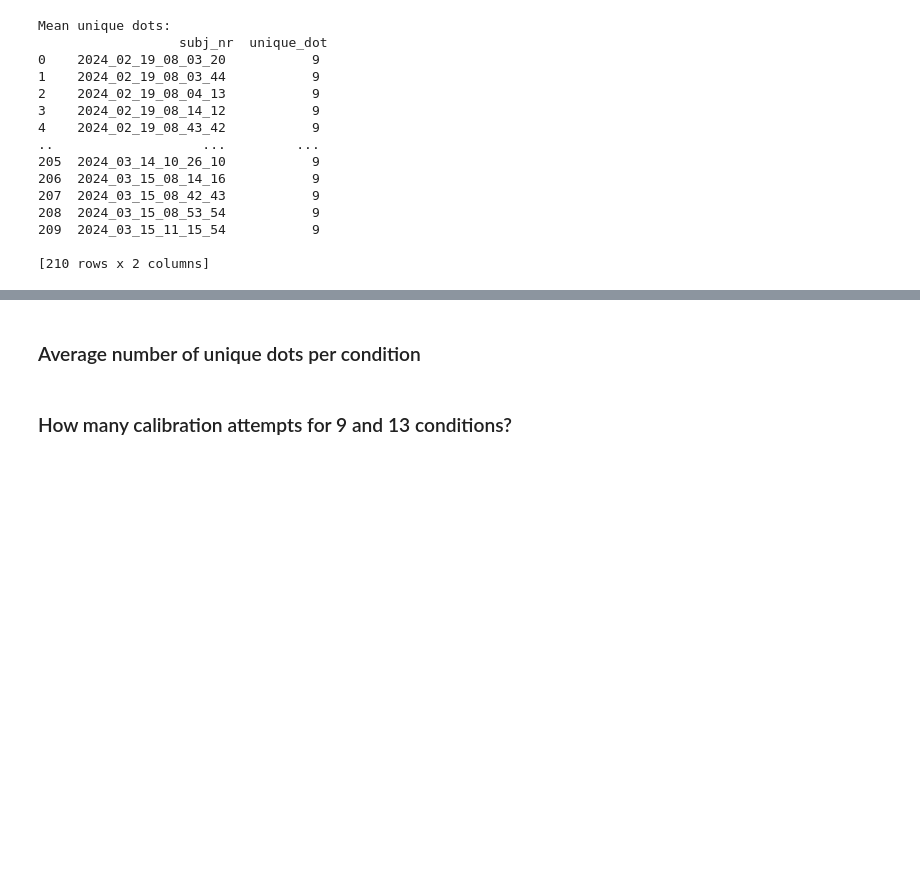
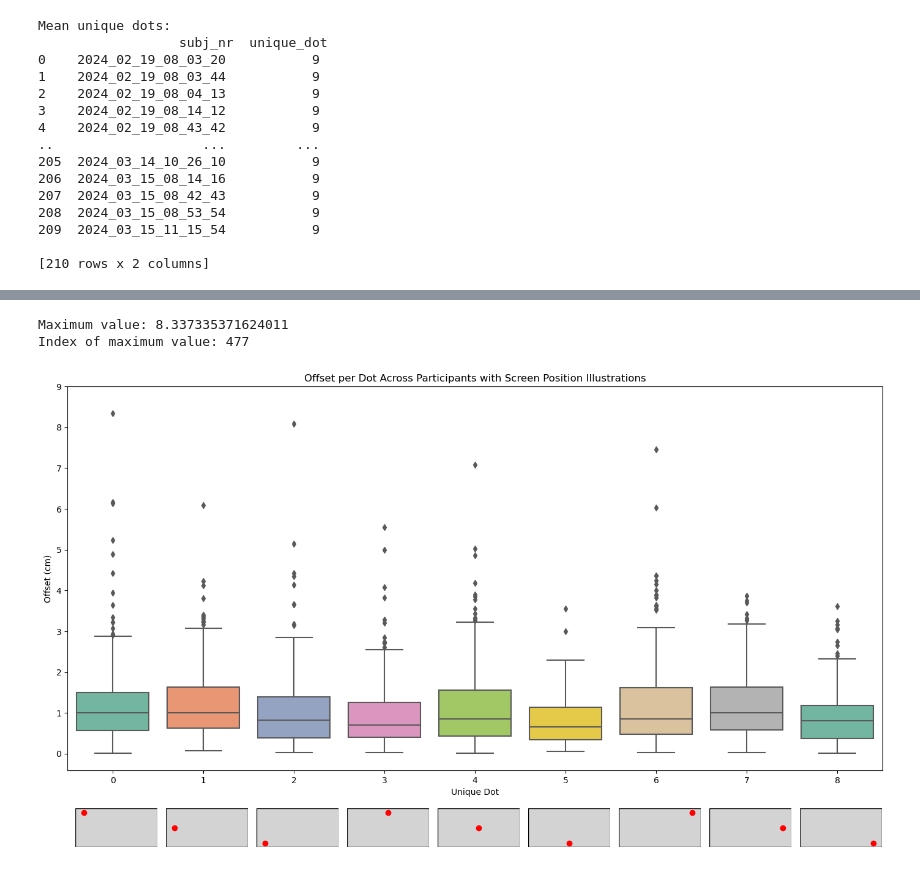
Before and after one commit to artembelopolsky/DeepEye_analyze, a Jupyter notebook: deepeye_analyze_VBLDress1_calibration.ipynb, the cells around one changed output, grey strips where cells are left out. Saved outputs shown, nothing was run; the diff lists cells and outputs as text; code cells hidden in the pictures; blank space fills up the shorter version.

Commit message:
added plots per dot, cleaned up

```diff
--- a/deepeye_analyze_VBLDress1_calibration.ipynb
+++ b/deepeye_analyze_VBLDress1_calibration.ipynb
@@ -46,7 +27,7 @@ test_all file contains the results of a validation session. If calibration had t
 # %%
 # Path to data folders
-# path_to_folders = 'D:/Dropbox/DeepEye_Pilots/VBL_Exp1/data/approved/data'
-path_to_folders = 'C:/Users/aby600/Dropbox/DeepEye_Pilots/VBL_Exp1/data/approved/data'
+path_to_folders = 'D:/Dropbox/DeepEye_Pilots/VBL_Exp1/data/approved/data'
+# path_to_folders = 'C:/Users/aby600/Dropbox/DeepEye_Pilots/VBL_Exp1/data/approved/data'
 
 # Get all folder names
 folder_names = os.listdir(path_to_folders)
@@ -754,2 +287,0 @@ print(f'Descriptive Stats:\n {descr_stats}')
-# %% [markdown]
-### Average number of unique dots per condition
@@ -762,2 +287,0 @@ print(f'Mean unique dots:\n {descr_stats2}')
-# %% [markdown]
-### How many calibration attempts for 9 and 13 conditions?
@@ -765,0 +288,66 @@ num_calib_attempts_df.groupby('num_calib_dots').frequency.mean()
+# %%
+summary_df_per_dot = summary_df_all.groupby(['subj_nr','unique_dot', 'x_scaled', 'y_scaled'])['median_offset_cm'].median().reset_index()
+max_value = summary_df_per_dot['median_offset_cm'].max()
+max_index = summary_df_per_dot['median_offset_cm'].idxmax()
+print("Maximum value:", max_value)
+print("Index of maximum value:", max_index)
+# %% [output]
+Maximum value: 8.337335371624011
+Index of maximum value: 477
+# %%
+def plot_offset_per_dot_with_positions(summary_df, screen_width=192, screen_height=1080):
+    """
+    Plots offset across participants for each dot with a small illustration under each box plot
+    indicating each dot's position on the screen.
+
+    Parameters:
+    - summary_df (pd.DataFrame): Dataframe containing offset data for each dot and participant.
+    - scale_factor (float): Scaling factor to convert offsets to cm.
+    - screen_width (int): Width of the screen (for relative positioning).
+    - screen_height (int): Height of the screen (for relative positioning).
+    """
+
+
+    # Set up the main figure and the box plot
+    plt.figure(figsize=(14, 8))
+    main_ax = plt.gca()  # Get current axes for main plot
+    sns.boxplot(x='unique_dot', y='median_offset_cm', data=summary_df, palette="Set2", ax=main_ax)
+    plt.yticks([0, 1, 2, 3, 4, 5, 6, 7, 8, 9])  # Set specific positions for the tick marks
+
+    # Set labels for main plot
+    main_ax.set_xlabel('Unique Dot')
+    main_ax.set_ylabel('Offset (cm)')
+    main_ax.set_title('Offset per Dot Across Participants with Screen Position Illustrations')
+
+    # Draw a small position illustration below each unique dot box
+    unique_dots = summary_df['unique_dot'].unique()
+    for i, dot in enumerate(unique_dots):
+        # Filter the dataframe for the current dot
+        dot_data = summary_df[summary_df['unique_dot'] == dot]
+
+        # Average dot position on screen (x_scaled and y_scaled)
+        x_avg = dot_data['x_scaled'].mean()
+        y_avg = dot_data['y_scaled'].mean()
+
+        # Add inset axis under the box plot for this dot
+        inset_ax = main_ax.inset_axes([i / len(unique_dots) + 0.01, -0.2, 0.9 / len(unique_dots), 0.1])
+
+        # Draw the rectangle representing the screen
+        inset_ax.add_patch(patches.Rectangle((0, 0), screen_width, screen_height, edgecolor='black', facecolor='lightgray'))
+
+        # Plot the dot’s relative position
+        inset_ax.plot(x_avg/1920 *screen_width, y_avg/1080 * screen_height, 'ro')
+
+        # Set axis limits and remove ticks for the inset plot
+        inset_ax.set_xlim(0, screen_width)
+        inset_ax.set_ylim(0, screen_height)
+        inset_ax.invert_yaxis()  # Invert the y-axis
+        inset_ax.axis('off')  # Hide axes for clarity
+
+    # Adjust layout
+    plt.tight_layout()
+    plt.show()
+
+plot_offset_per_dot_with_positions(summary_df_per_dot)
+# %% [output]
+[figure, added]
```
Also changed, not shown: parts of 20 cells of this notebook.
